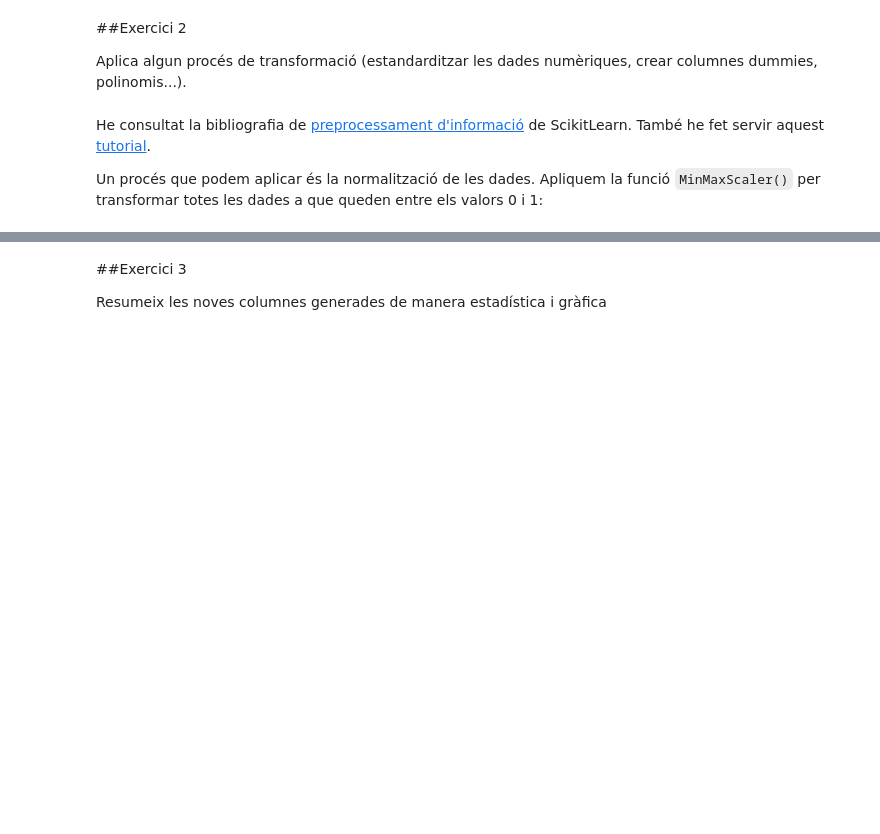
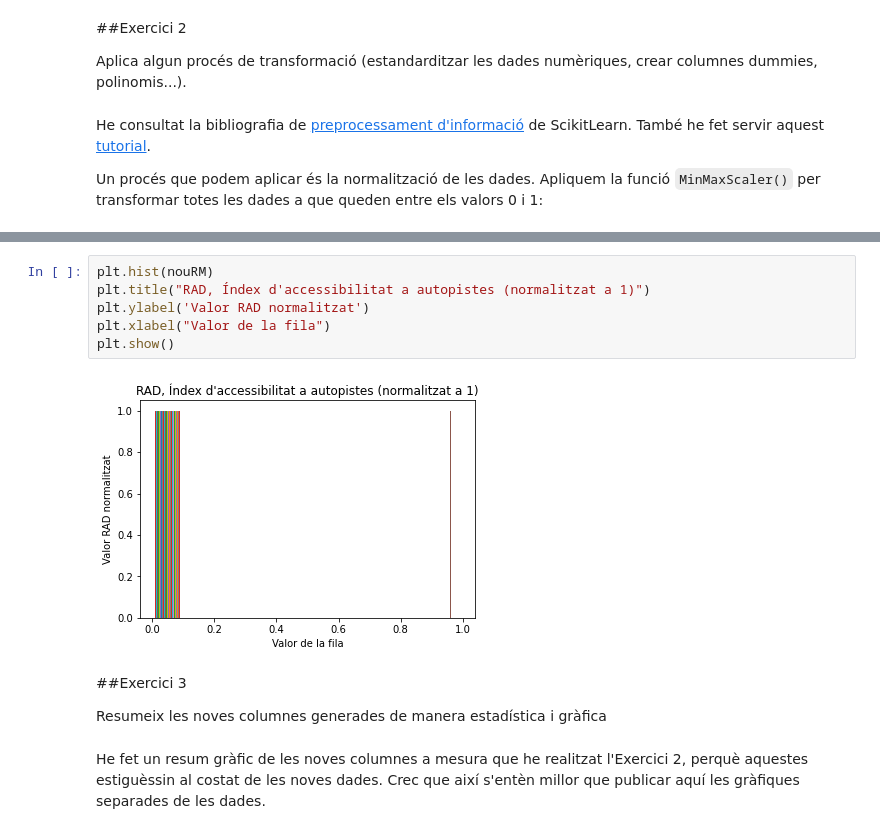
Before and after one commit to davifebdn/SkLearn_Train_Test, a Jupyter notebook: Tasca_M5_T02.ipynb, the cells around one changed output, grey strips where cells are left out. Cells and saved outputs as stored; diff of their text form; blank space fills up the shorter version.

```diff
--- a/Tasca_M5_T02.ipynb
+++ b/Tasca_M5_T02.ipynb
@@ -320,4 +356,14 @@ array([[1., 1., 1., 1., 1., 1., 1., 1., 1., 1., 1., 1., 1., 1., 1., 1.,
+# %%
+plt.hist(nouRM)
+plt.title("RAD, Índex d'accessibilitat a autopistes (normalitzat a 1)")
+plt.ylabel('Valor RAD normalitzat')
+plt.xlabel("Valor de la fila")
+plt.show()
+# %% [output]
+[figure, added]
 # %% [markdown]
 ##Exercici 3
 
 Resumeix les noves columnes generades de manera estadística i gràfica
+# %% [markdown]
+He fet un resum gràfic de les noves columnes a mesura que he realitzat l'Exercici 2, perquè aquestes estiguèssin al costat de les noves dades. Crec que així s'entèn millor que publicar aquí les gràfiques separades de les dades.
```
Also changed, not shown: parts of 9 cells of this notebook.
